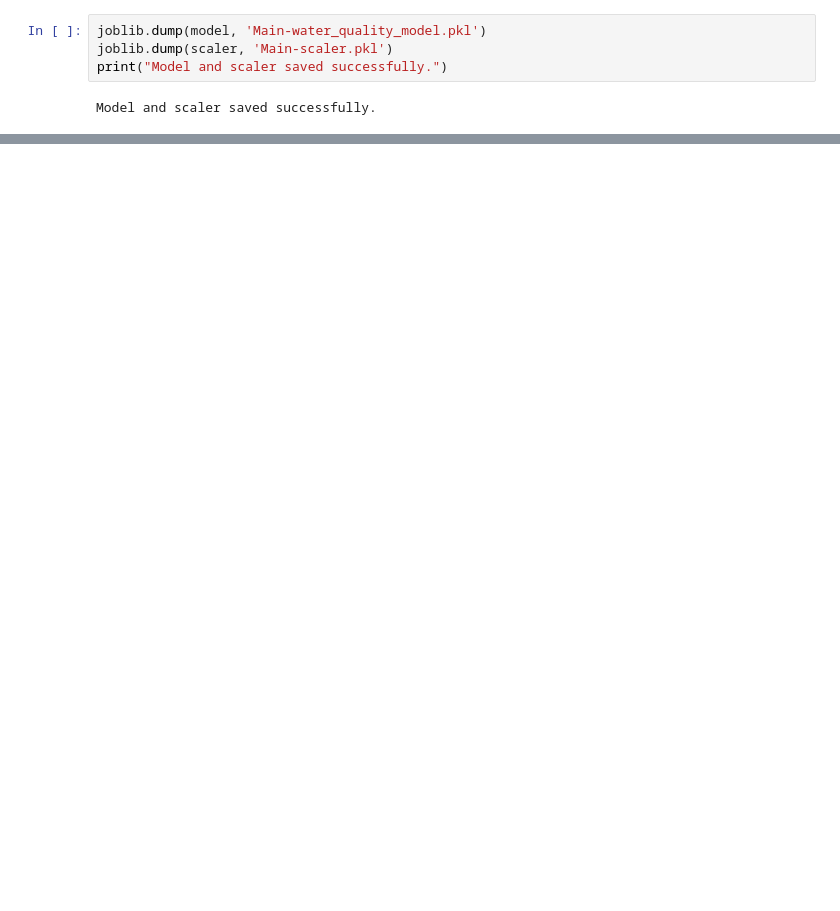
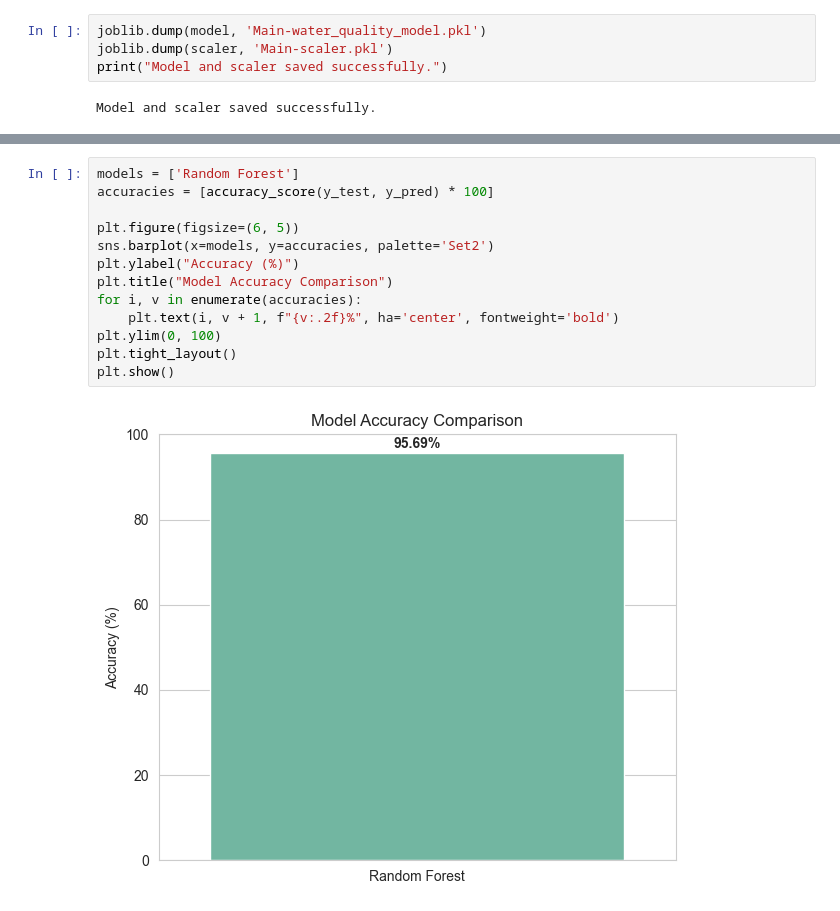
Before and after one commit to SK-HARI-01/Water_Quality_Index, a Jupyter notebook: WQI_Model.ipynb, the cells around one changed output, grey strips where cells are left out. Cells and saved outputs as stored; diff of their text form; blank space fills up the shorter version.

```diff
--- a/WQI_Model.ipynb
+++ b/WQI_Model.ipynb
@@ -158,0 +210,15 @@ Prediction: Safe
+# %%
+models = ['Random Forest']
+accuracies = [accuracy_score(y_test, y_pred) * 100]
+
+plt.figure(figsize=(6, 5))
+sns.barplot(x=models, y=accuracies, palette='Set2')
+plt.ylabel("Accuracy (%)")
+plt.title("Model Accuracy Comparison")
+for i, v in enumerate(accuracies):
+    plt.text(i, v + 1, f"{v:.2f}%", ha='center', fontweight='bold')
+plt.ylim(0, 100)
+plt.tight_layout()
+plt.show()
+# %% [output]
+[figure, added]
```
Also changed, not shown: parts of 8 cells of this notebook.
